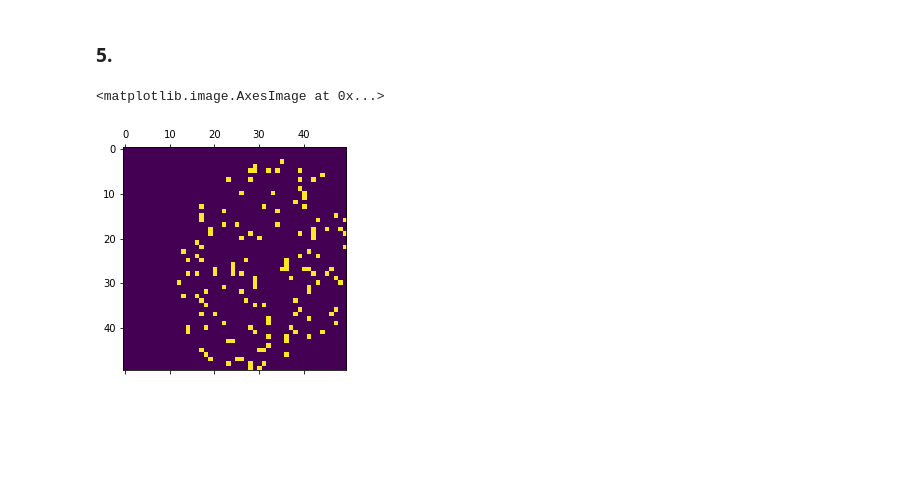
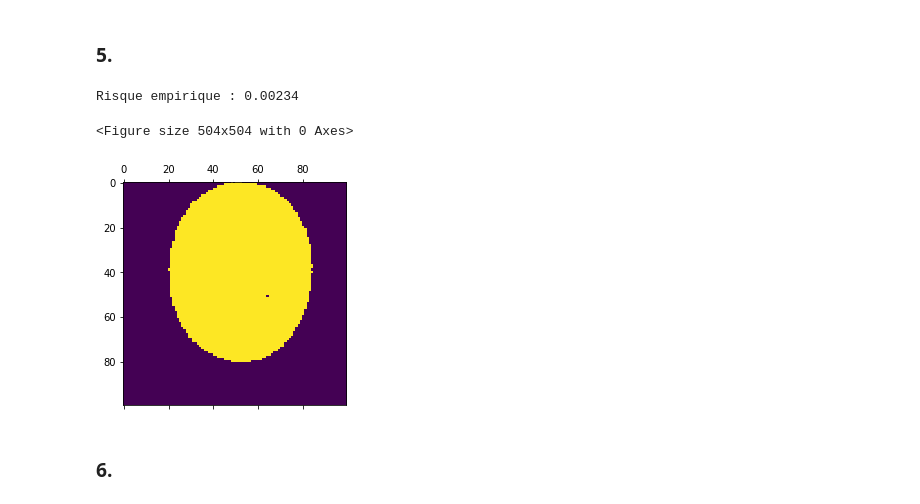
Before and after one commit to BenjaminDeporte/TP_Big_Data_1, a Jupyter notebook: tp1_antoine.ipynb, the cells around one changed output. Cells and saved outputs as stored; diff of their text form; code cells hidden in the pictures; blank space fills up the shorter version.

```diff
--- a/tp1_antoine.ipynb
+++ b/tp1_antoine.ipynb
@@ -60,13 +60,26 @@ def estens(x,y,p):
         Lm[i,j] += (y[k] == -1)*1
         Lp[i,j] += (y[k] == 1)*1
     B = (Lp > Lm) * 1
-    return B
+    Re = 0
+    for k in range(l):
+        i = int(p * X1[k])
+        j = int(p * X2[k])
+        if B[i,j] == 1:
+            Re += (y[k] == -1) * 1
+    Re /= l
+    return B, Re
 # %%
-l = 200
-p = 50
+l = 10**5
+p = 100
 x,y = echant(l,g,s)
-B = estens(x,y,p)
-plt.matshow(B)
+B, Re = estens(x,y,p)
+
+plt.figure(figsize=(7,7))
+plt.matshow(np.flip(B.T,axis=0));
+print("Risque empirique :",Re)
 # %% [output]
-<matplotlib.image.AxesImage at 0x...>
+Risque empirique : 0.00234
+<Figure size 504x504 with 0 Axes>
-[figure, old version]
+[figure, new version]
+# %% [markdown]
+###  6.
```
Also changed, not shown: parts of 5 cells of this notebook.
